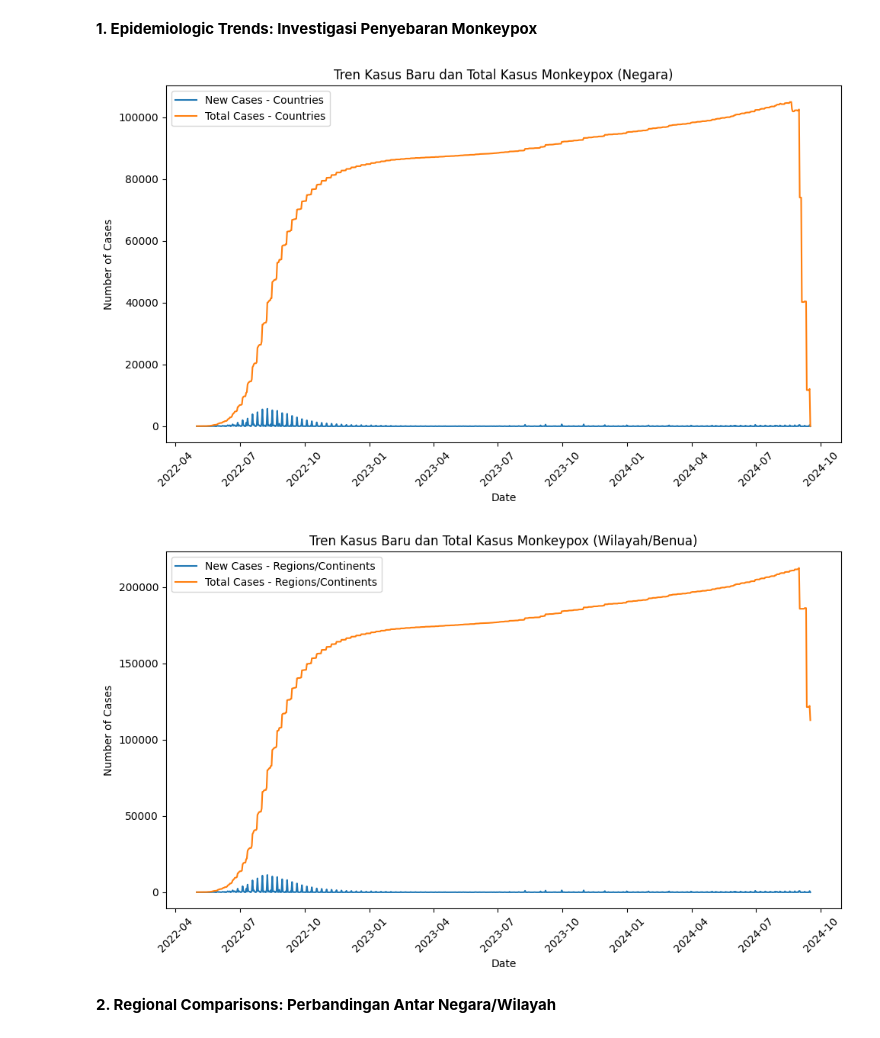
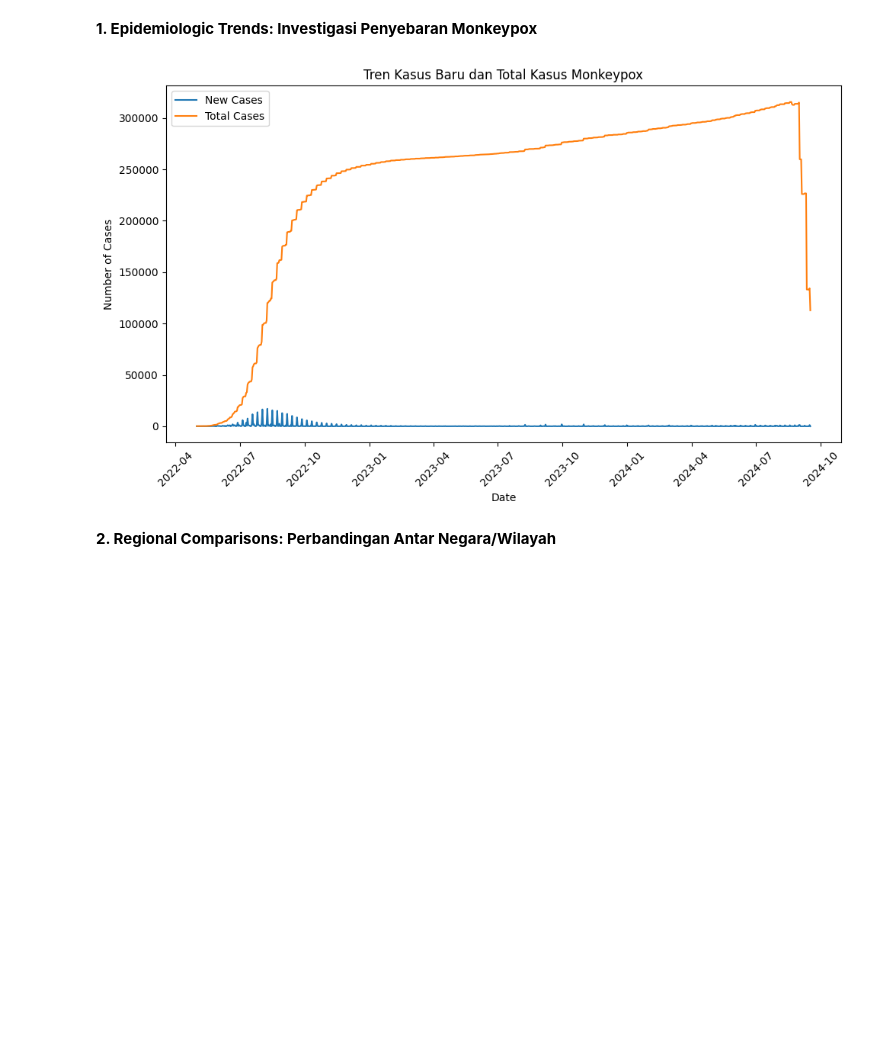
Before and after one commit to RyanGA09/DataAnalyst-ImpactAnalysisOfMonkeypoxCaseStudy, a Jupyter notebook: Notebook.ipynb, the cells around one changed output. Cells and saved outputs as stored; diff of their text form; code cells hidden in the pictures; blank space fills up the shorter version.

```diff
--- a/Notebook.ipynb
+++ b/Notebook.ipynb
@@ -477,8 +504,8 @@ display(data_cleaned)
 # %% [markdown]
 Melihat tren penyebaran Monkeypox dengan fokus pada faktor kasus baru, total kasus, dan tingkat kematian.
 # %%
-# Melihat perkembangan kasus baru dan total kasus dari waktu ke waktu untuk negara
-data_grouped_by_date_countries = countries_data.groupby('date').agg({
+# Melihat perkembangan kasus baru dan total kasus dari waktu ke waktu
+data_grouped_by_date = data_cleaned.groupby('date').agg({
     'new_cases': 'sum',
     'total_cases': 'sum',
     'new_deaths': 'sum',
@@ -547,39 +553,18 @@ See the caveats in the documentation: https://pandas.pydata.org/pandas-docs/stab
 # %% [markdown]
 **1. Epidemiologic Trends: Investigasi Penyebaran Monkeypox**
 # %%
-# Visualisasi tren kasus baru dan total kasus dari waktu ke waktu (Negara)
+# Visualisasi: Tren Kasus Baru dan Total Kasus dari Waktu ke Waktu
 plt.figure(figsize=(10, 6))
-sns.lineplot(x='date', y='new_cases', data=data_grouped_by_date_countries, label='New Cases - Countries')
-sns.lineplot(x='date', y='total_cases', data=data_grouped_by_date_countries, label='Total Cases - Countries')
-plt.title('Tren Kasus Baru dan Total Kasus Monkeypox (Negara)')
+sns.lineplot(x='date', y='new_cases', data=data_grouped_by_date, label='New Cases')
+sns.lineplot(x='date', y='total_cases', data=data_grouped_by_date, label='Total Cases')
+plt.title('Tren Kasus Baru dan Total Kasus Monkeypox')
 plt.xlabel('Date')
 plt.ylabel('Number of Cases')
 plt.legend()
 plt.xticks(rotation=45)
 plt.tight_layout()
 plt.show()
-
-# Melihat perkembangan kasus baru dan total kasus dari waktu ke waktu untuk wilayah/benua
-data_grouped_by_date_regions = regions_data.groupby('date').agg({
-    'new_cases': 'sum',
-    'total_cases': 'sum',
-    'new_deaths': 'sum',
-    'total_deaths': 'sum'
-}).reset_index()
-
-# Visualisasi tren kasus baru dan total kasus dari waktu ke waktu (Wilayah/Benua)
-plt.figure(figsize=(10, 6))
-sns.lineplot(x='date', y='new_cases', data=data_grouped_by_date_regions, label='New Cases - Regions/Continents')
-sns.lineplot(x='date', y='total_cases', data=data_grouped_by_date_regions, label='Total Cases - Regions/Continents')
-plt.title('Tren Kasus Baru dan Total Kasus Monkeypox (Wilayah/Benua)')
-plt.xlabel('Date')
-plt.ylabel('Number of Cases')
-plt.legend()
-plt.xticks(rotation=45)
-plt.tight_layout()
-plt.show()
 # %% [output]
-[figure, old version]
+[figure, new version]
-[figure, removed]
 # %% [markdown]
 **2. Regional Comparisons: Perbandingan Antar Negara/Wilayah**
```
Also changed, not shown: parts of 13 cells of this notebook.
